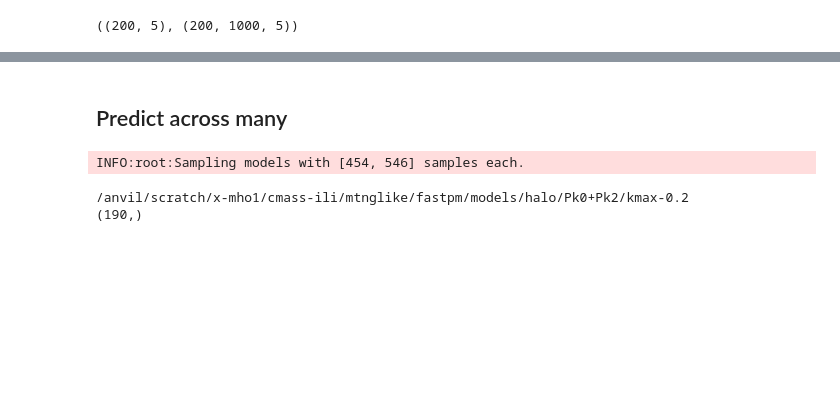
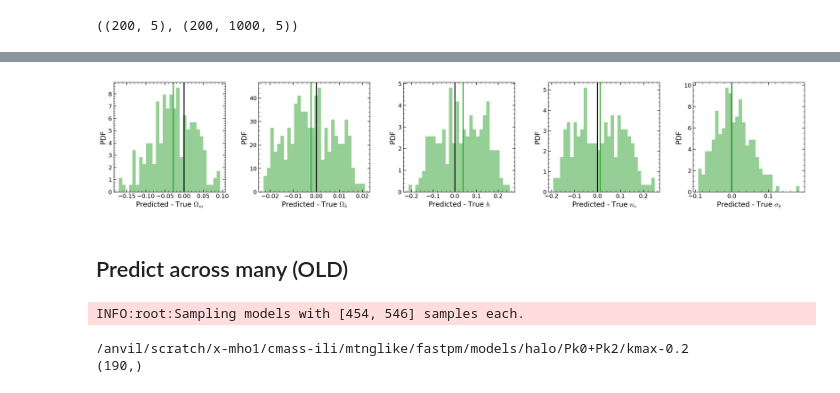
Before and after one commit to maho3/ltu-gobig, a Jupyter notebook: experiments/quijotelike/new_inference_quijote.ipynb, the cells around one changed output, grey strips where cells are left out. Saved outputs shown, nothing was run; the diff lists cells and outputs as text; code cells hidden in the pictures; blank space fills up the shorter version.

```diff
--- a/experiments/quijotelike/new_inference_quijote.ipynb
+++ b/experiments/quijotelike/new_inference_quijote.ipynb
@@ -508,5 +382,18 @@ for i in range(Nparams):
+# %%
+Nparams = trues.shape[-1]
+
+f, axs = plt.subplots(1, Nparams, figsize=(5*Nparams, 4), gridspec_kw=dict(wspace=0.3))
+for i in range(Nparams):
+    percs = np.mean(samps[:, :, i], axis=1)
+    err = percs-trues[:, i]
+    axs[i].hist(err, bins=30, color='C2', alpha=0.5, density=True)
+    axs[i].axvline(0, c='k')
+    axs[i].axvline(np.median(err), c='C2')
+    axs[i].set(xlabel=f'Predicted - True {names[i]}', ylabel=f'PDF')
+# %% [output]
+[figure, added]
 # %% [markdown]
-## Predict across many
+## Predict across many (OLD)
 # %%
 summaries = ['Pk0', 'Pk2']
 tracer = 'halo'
```
Also changed, not shown: parts of 22 cells of this notebook, 1 other file.
